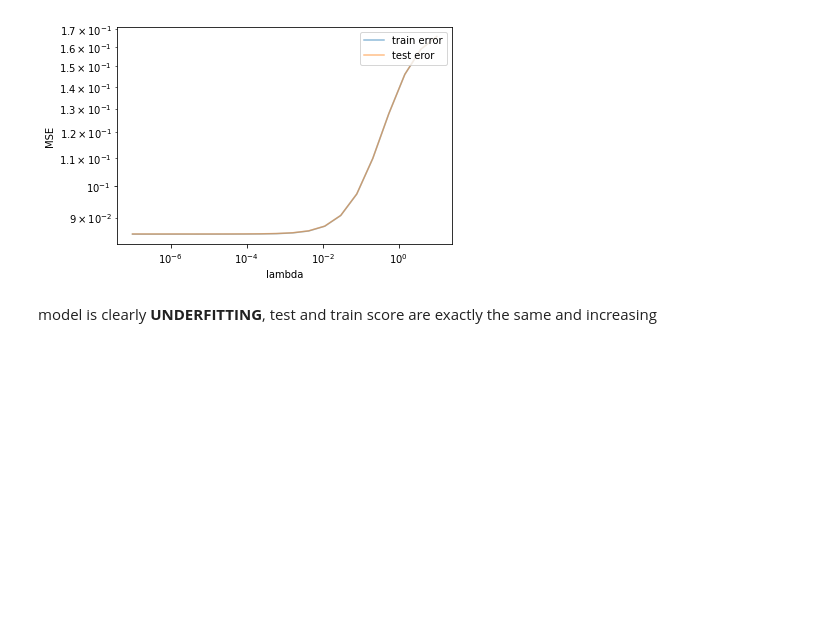
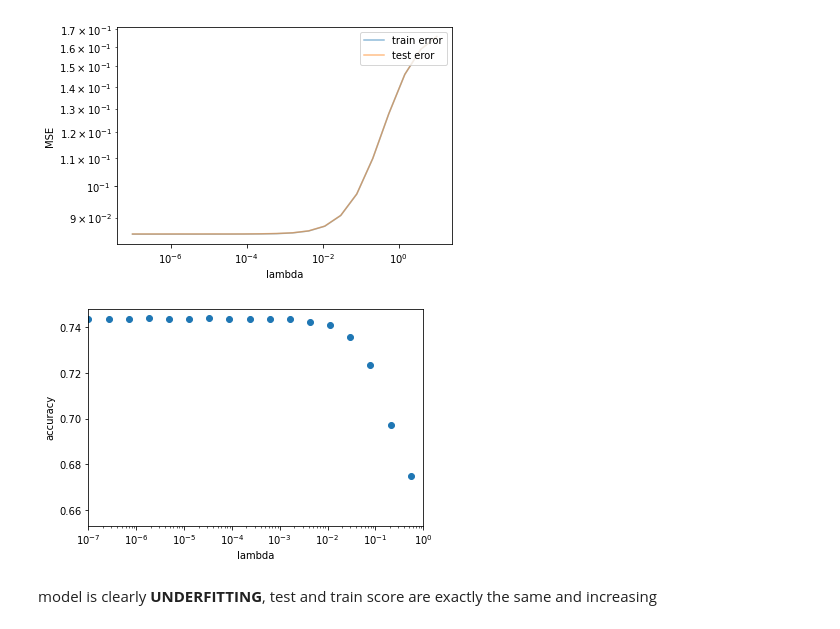
Before and after one commit to tlpss/ML-Project1, a Jupyter notebook: models/#0002_Ridge_Regression.ipynb, the cells around one changed output. Drawn from its saved outputs; the diff is of its cells as text; code cells hidden in the pictures; blank space fills up the shorter version.

```diff
--- a/models/#0002_Ridge_Regression.ipynb
+++ b/models/#0002_Ridge_Regression.ipynb
@@ -134,7 +134,7 @@ def Tune_lambda(xt_training, y_training, K, gamma_range):
             opt_index = i
 
     return opt_lambda , min_loss, np.array(accuracies), np.array(train_losses), np.array(test_losses), opt_index
-opt_lambda, min_loss, acc ,train, test, opt_index= Tune_lambda(x_train, y_train, 5, 1)
+opt_lambda, min_loss, acc ,train, test, opt_index= Tune_lambda(x_train, y_train, 5, &)
 
 print(f"optimal loss = {min_loss} with lambda= {opt_lambda}")
 print(f"accuracy = {acc[opt_index][1]}")
@@ -154,6 +154,15 @@ plt.legend(loc="upper right")
 plt.show()
 # %% [output]
 [figure]
+# %%
+plt.scatter(acc[:,0],acc[:,1])
+plt.xscale('log')
+plt.xlim(10**(-7),1)
+plt.xlabel("lambda")
+plt.ylabel('accuracy')
+plt.show()
+# %% [output]
+[figure, added]
 # %% [markdown]
 model is clearly **UNDERFITTING**, test and train score are exactly the same and increasing
 # %% [markdown]
```
Also changed, not shown: parts of 5 cells of this notebook, 2 other files.
